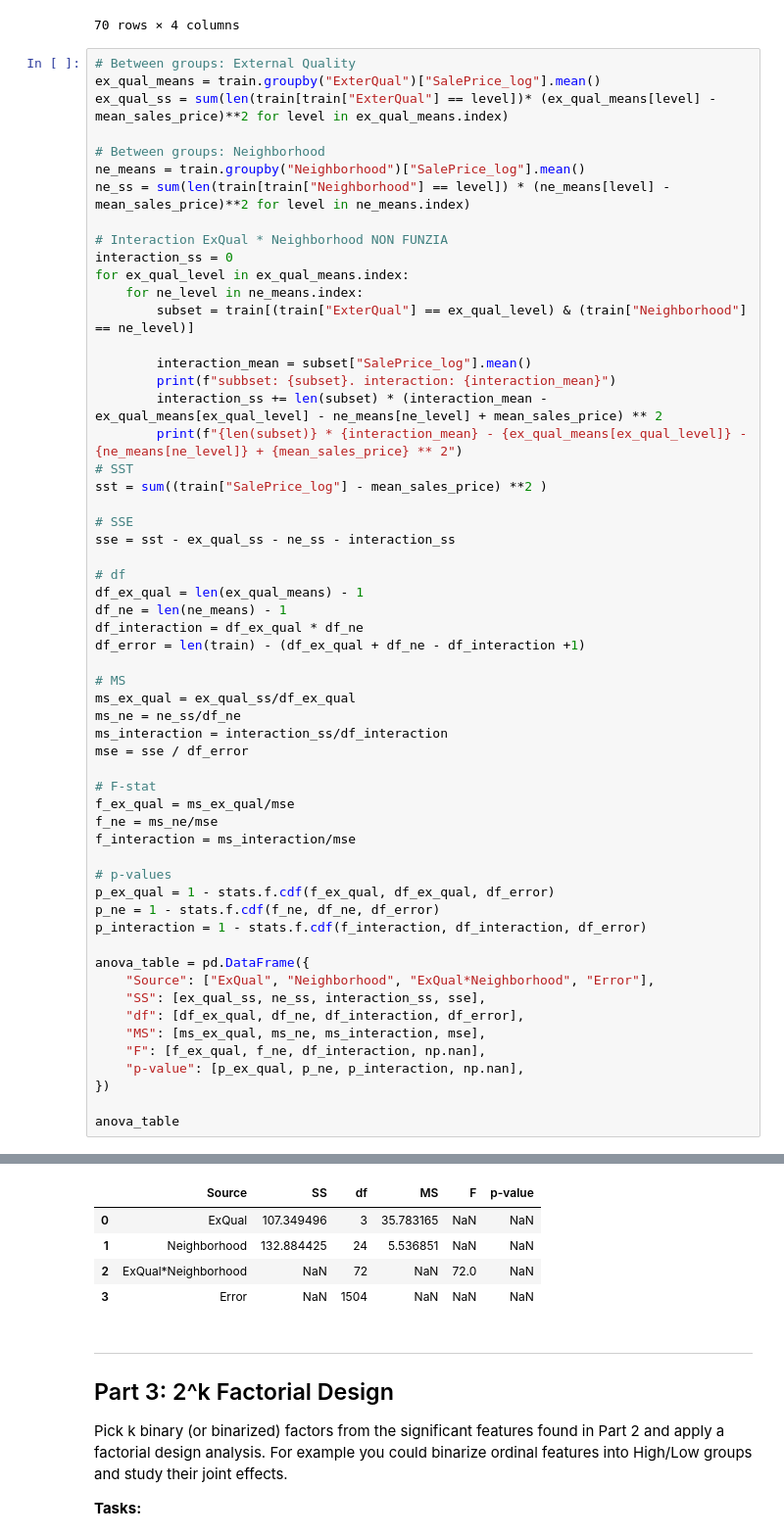
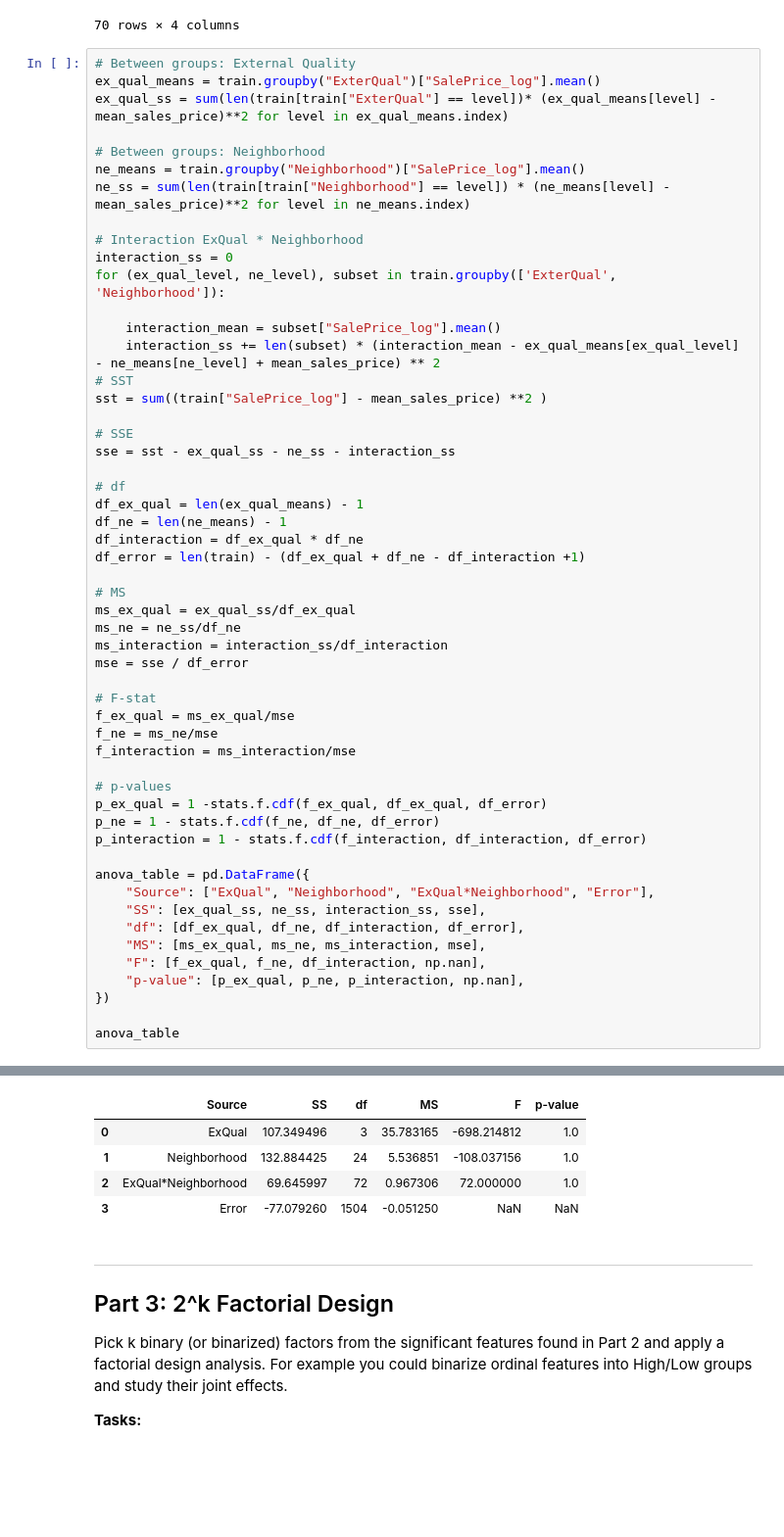
Before and after one commit to cpalescan/cstat, a Jupyter notebook: project_STUDENTID_v2.ipynb, the cells around one changed output, grey strips where cells are left out. Shown at 98% size. Saved outputs shown, nothing was run; the diff lists cells and outputs as text; blank space fills up the shorter version.

```diff
--- a/project_STUDENTID_v2.ipynb
+++ b/project_STUDENTID_v2.ipynb
@@ -427,16 +427,12 @@ ex_qual_ss = sum(len(train[train["ExterQual"] == level])* (ex_qual_means[level]
 ne_means = train.groupby("Neighborhood")["SalePrice_log"].mean()
 ne_ss = sum(len(train[train["Neighborhood"] == level]) * (ne_means[level] - mean_sales_price)**2 for level in ne_means.index)
 
-# Interaction ExQual * Neighborhood NON FUNZIA
+# Interaction ExQual * Neighborhood
 interaction_ss = 0
-for ex_qual_level in ex_qual_means.index:
-    for ne_level in ne_means.index:
-        subset = train[(train["ExterQual"] == ex_qual_level) & (train["Neighborhood"] == ne_level)]
+for (ex_qual_level, ne_level), subset in train.groupby(['ExterQual', 'Neighborhood']):
 
-        interaction_mean = subset["SalePrice_log"].mean()
-        print(f"subbset: {subset}. interaction: {interaction_mean}")
-        interaction_ss += len(subset) * (interaction_mean - ex_qual_means[ex_qual_level] - ne_means[ne_level] + mean_sales_price) ** 2
-        print(f"{len(subset)} * {interaction_mean} - {ex_qual_means[ex_qual_level]} - {ne_means[ne_level]} + {mean_sales_price} ** 2")
+    interaction_mean = subset["SalePrice_log"].mean()
+    interaction_ss += len(subset) * (interaction_mean - ex_qual_means[ex_qual_level] - ne_means[ne_level] + mean_sales_price) ** 2
 # SST
 sst = sum((train["SalePrice_log"] - mean_sales_price) **2 )
 
@@ -461,7 +457,7 @@ f_ne = ms_ne/mse
 f_interaction = ms_interaction/mse
 
 # p-values
-p_ex_qual = 1 - stats.f.cdf(f_ex_qual, df_ex_qual, df_error)
+p_ex_qual = 1 -stats.f.cdf(f_ex_qual, df_ex_qual, df_error)
 p_ne = 1 - stats.f.cdf(f_ne, df_ne, df_error)
 p_interaction = 1 - stats.f.cdf(f_interaction, df_interaction, df_error)
 
@@ -496,8 +475,8 @@ Index: []. interaction: nan
 |  | Source | SS | df | MS | F | p-value |
-| 0 | ExQual | 107.349496 | 3 | 35.783165 | NaN | NaN |
-| 1 | Neighborhood | 132.884425 | 24 | 5.536851 | NaN | NaN |
-| 2 | ExQual*Neighborhood | NaN | 72 | NaN | 72.0 | NaN |
-| 3 | Error | NaN | 1504 | NaN | NaN | NaN |
+| 0 | ExQual | 107.349496 | 3 | 35.783165 | -698.214812 | 1.0 |
+| 1 | Neighborhood | 132.884425 | 24 | 5.536851 | -108.037156 | 1.0 |
+| 2 | ExQual*Neighborhood | 69.645997 | 72 | 0.967306 | 72.000000 | 1.0 |
+| 3 | Error | -77.079260 | 1504 | -0.051250 | NaN | NaN |
 # %% [markdown]
 ---
 ## Part 3: 2^k Factorial Design
```
Also changed, not shown: parts of 1 cell of this notebook.
